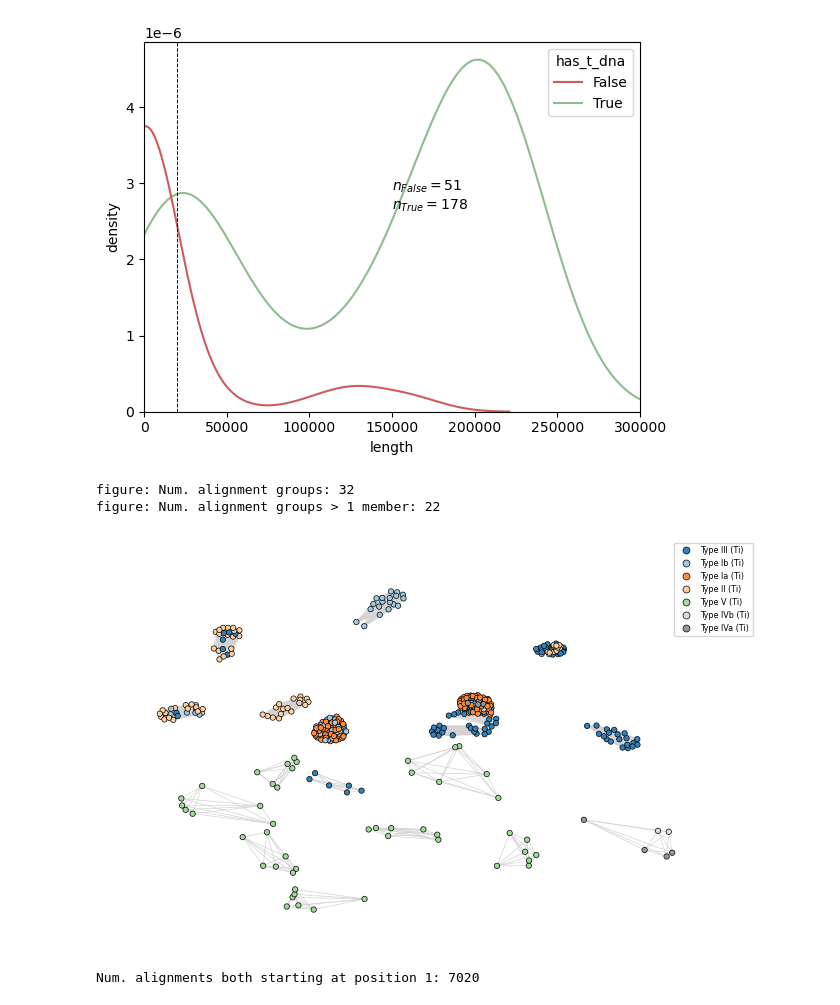
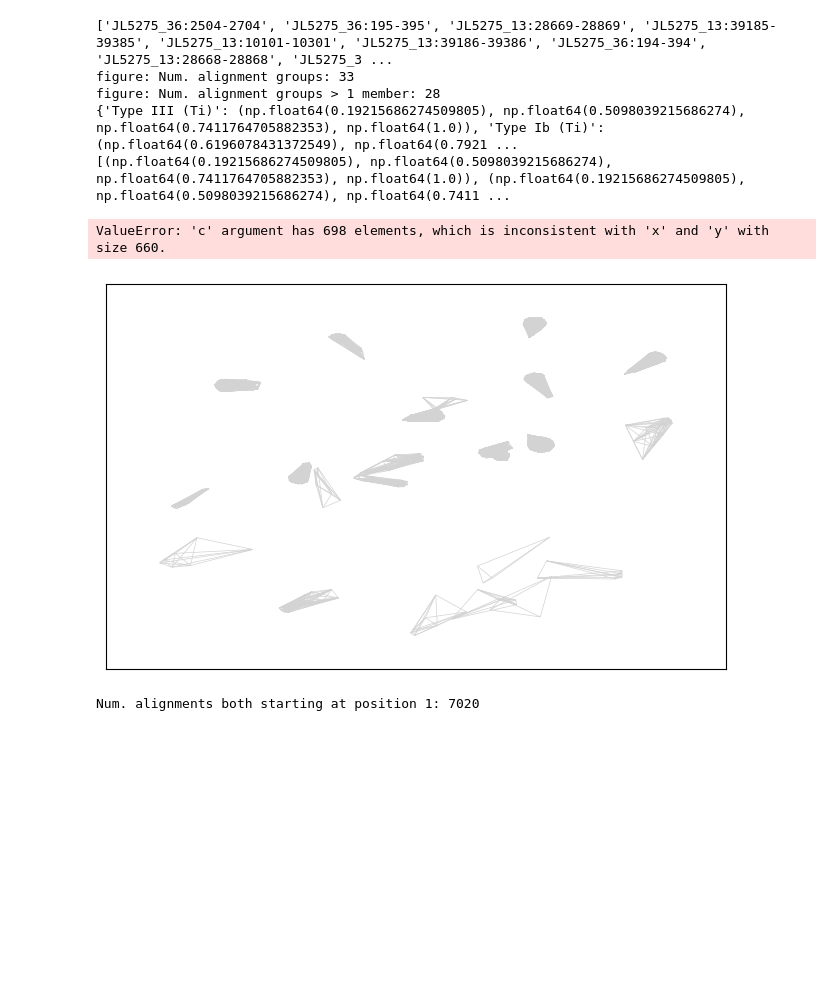
Before and after one commit to pipparichter/overdrive, a Jupyter notebook: notebooks/sandbox-1.ipynb, the cells around one changed output. Cells and saved outputs as stored; diff of their text form; code cells hidden in the pictures; blank space fills up the shorter version.

```diff
--- a/notebooks/sandbox-1.ipynb
+++ b/notebooks/sandbox-1.ipynb
@@ -43,16 +46,15 @@ for path in tqdm(glob.glob('../data/data-1/ncbi/fasta/*'), 'Running HMMs on plas
     if not os.path.exists(output_path):
         subprocess.run(f'nhmmer -E 10 --tblout {output_path} ../data/data-1/hmms/library.hmm {path}', shell=True, check=True, stdout=subprocess.DEVNULL)
 # %%
-hmmer_df = load_hmmer(hmmer_dir='../data/data-1/hmmer')
+hmmer_df = load_hmmer_files(hmmer_dir='../data/data-1/hmmer')
 overdrive_df = build_overdrive_dataset(overwrite=True, fasta_dir='../data/data-1/ncbi/fasta/', hmmer_df=hmmer_df, length=200, data_dir='../data/data-1/')
 overdrive_df = overdrive_df.merge(metadata_df, left_on='source_id', right_on='source_id', how='left')
 overdrive_df = overdrive_df[overdrive_df.plasmid_class == 'Ti'].copy() # Focus on Ti plasmids.
 overdrive_df = overdrive_df.set_index('id')
 
 # Overwrite the existing dataset with only the Ti plasmids.
-overdrive_df = overdrive_df.to_csv('../data/data-1/overdrive.csv')
-FASTAFile(df=overdrive_df).write('../data/data-1/overdrive.fna')
-
+overdrive_df.to_csv('../data/data-1/overdrive.csv')
+FASTAFile(df=overdrive_df).write('../data/data-1/overdrive.fn')
 
 # virc1_df = build_virc_dataset(plasmid_contig_ids=overdrive_df.contig_id.unique(), overwrite=False)
 # virc2_df = build_virc_dataset(plasmid_contig_ids=overdrive_df.contig_id.unique(), overwrite=False, product='VirC2')
@@ -88,28 +78,26 @@ build_overdrive_dataset: Found 142 FASTA files.
 # %%
-def figure(hmmer_df:pd.DataFrame):
+# def figure(hmmer_df:pd.DataFrame):
 
-    figure_df = hmmer_df.copy()
-    figure_df['has_t_dna'] = has_t_dna(figure_df) # Whether or not the DNA fragment has both a left and right border.
-    figure_df = figure_df.drop_duplicates('target_name')
+#     figure_df = hmmer_df.copy()
+#     figure_df['has_t_dna'] = has_t_dna(figure_df) # Whether or not the DNA fragment has both a left and right border.
+#     figure_df = figure_df.drop_duplicates('target_name')
 
-    fig, ax = plt.subplots()
+#     fig, ax = plt.subplots()
 
-    palette = {False:'indianred', True:'darkseagreen'}
-    sns.kdeplot(figure_df, x='length', hue='has_t_dna', common_norm=True, palette=palette, ax=ax)
-    ax.set_xlim(xmin=0, xmax=300000)
-    ax.axvline(x=20000, ls='--', color='black', lw=0.7)
+#     palette = {False:'indianred', True:'darkseagreen'}
+#     sns.kdeplot(figure_df, x='length', hue='has_t_dna', common_norm=True, palette=palette, ax=ax)
+#     ax.set_xlim(xmin=0, xmax=300000)
+#     ax.axvline(x=20000, ls='--', color='black', lw=0.7)
 
-    text = ''
-    for value, df in figure_df.groupby('has_t_dna'):
-        text += '$n_{' + str(value) + '}' + f'= {len(df)}$\n'
-    ax.text(0.5, 0.5, text, transform=ax.transAxes)
+#     text = ''
+#     for value, df in figure_df.groupby('has_t_dna'):
+#         text += '$n_{' + str(value) + '}' + f'= {len(df)}$\n'
+#     ax.text(0.5, 0.5, text, transform=ax.transAxes)
 
-    ax.set_ylabel('density')
-    plt.show()
+#     ax.set_ylabel('density')
+#     plt.show()
 
-figure(hmmer_df)
+# figure(hmmer_df)
-# %% [output]
-[figure, removed]
 # %%
 # I am skeptical about making the assumption that the location of overdrive is conserved when creating the mutual
 # information matrix, which is position-dependent. I wonder if there is some kind of
@@ -146,43 +134,50 @@ def figure(overdrive_df:pd.DataFrame, align_df:pd.DataFrame, field:str='plasmid_
     figure_df = figure_df.sort_values('plasmid_type')
 
     graph = get_alignment_graph(align_df, order=overdrive_df.index.values)
+    print(graph.nodes)
 
     fig, ax = plt.subplots(figsize=(8, 5))
 
     alignment_groups = list(nx.connected_components(graph))
     print('figure: Num. alignment groups:', len(alignment_groups))
     print('figure: Num. alignment groups > 1 member:', len([group for group in alignment_groups if (len(group) > 1)]))
     alignment_group_map = {id_:i for i, group in enumerate(alignment_groups) for id_ in group}
 
     # Only plot the non-singleton graphs.
     is_ti_subgraph = lambda subgraph : np.all(overdrive_df.loc[list(subgraph)].plasmid_class == 'Ti')
     nodes = set()
     for subgraph in nx.connected_components(graph):
         if (len(subgraph) > 2) and is_ti_subgraph(subgraph):
             nodes.update(subgraph)
     graph = graph.subgraph(nodes).copy()
 
     pos = get_layout(graph)
 
-    colors = get_graph_colors(graph, overdrive_df, field=field, palette=palette)
+    colors = get_graph_colors(graph, figure_df, field=field, palette=palette)
+    print(palette)
+    print(colors)
     nx.draw_networkx_edges(graph, ax=ax, pos=pos, edge_color='lightgray', width=0.5)
     nx.draw_networkx_nodes(graph, ax=ax, node_size=15, pos=pos, edgecolors='black', node_color=colors, linewidths=0.5)
 
     legend_labels = overdrive_df.loc[list(graph.nodes)][field].unique()
     legend_handles = [mpl.lines.Line2D([None], [None], ls='none', markersize=5, marker='o', markeredgewidth=0.5, markeredgecolor='black', markerfacecolor=palette.get(label)) for label in legend_labels]
     ax.legend(legend_handles, legend_labels, fontsize='xx-small', bbox_to_anchor=(1.05, 1.05))
 
     for _, spine in ax.spines.items():
         spine.set_visible(False)
 
     plt.show()
     return palette, alignment_group_map
 
 palette, alignment_group_map = figure(overdrive_df, align_df)
 # %% [output]
-figure: Num. alignment groups: 32
-figure: Num. alignment groups > 1 member: 22
+['JL5275_36:2504-2704', 'JL5275_36:195-395', 'JL5275_13:28669-28869', 'JL5275_13:39185-39385', 'JL5275_13:10101-10301', 'JL5275_13:39186-39386', 'JL5275_36:194-394', 'JL5275_13:28668-28868', 'JL5275_3 ...
+figure: Num. alignment groups: 33
+figure: Num. alignment groups > 1 member: 28
+{'Type III (Ti)': (np.float64(0.19215686274509805), np.float64(0.5098039215686274), np.float64(0.7411764705882353), np.float64(1.0)), 'Type Ib (Ti)': (np.float64(0.6196078431372549), np.float64(0.7921 ...
+[(np.float64(0.19215686274509805), np.float64(0.5098039215686274), np.float64(0.7411764705882353), np.float64(1.0)), (np.float64(0.19215686274509805), np.float64(0.5098039215686274), np.float64(0.7411 ...
+ValueError: 'c' argument has 698 elements, which is inconsistent with 'x' and 'y' with size 660.
-[figure, old version]
+[figure, new version]
 # %%
 def figure(overdrive_df, align_df, palette:dict=palette):
 
```
Also changed, not shown: parts of 2 cells of this notebook, 2 other files.
